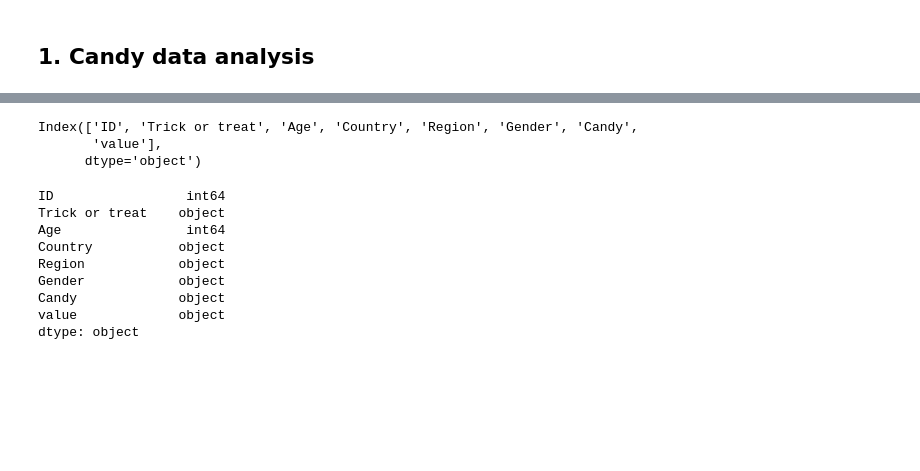
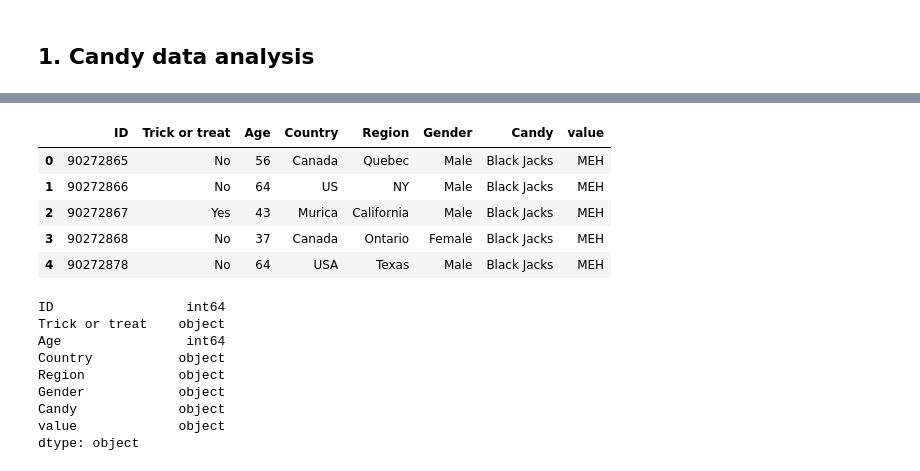
Before and after one commit to mhan1/DAV-5400, a Jupyter notebook: M_Han_Project3.ipynb, the cells around one changed output, grey strips where cells are left out. Saved outputs shown, nothing was run; the diff lists cells and outputs as text; code cells hidden in the pictures; blank space fills up the shorter version.

```diff
--- a/M_Han_Project3.ipynb
+++ b/M_Han_Project3.ipynb
@@ -34,11 +40,14 @@ tidy_df1 = df1.melt(id_vars = ['ID', 'Trick or treat', 'Age', 'Country', 'Region
 tidy_df1.rename(columns={'variable':'Candy'}, inplace = True)
 # %%
 #sanity check
-tidy_df1.columns
+tidy_df1.head()
 # %% [output]
-Index(['ID', 'Trick or treat', 'Age', 'Country', 'Region', 'Gender', 'Candy',
-       'value'],
-      dtype='object')
+|  | ID | Trick or treat | Age | Country | Region | Gender | Candy | value |
+| 0 | 90272865 | No | 56 | Canada | Quebec | Male | Black Jacks | MEH |
+| 1 | 90272866 | No | 64 | US | NY | Male | Black Jacks | MEH |
+| 2 | 90272867 | Yes | 43 | Murica | California | Male | Black Jacks | MEH |
+| 3 | 90272868 | No | 37 | Canada | Ontario | Female | Black Jacks | MEH |
+| 4 | 90272878 | No | 64 | USA | Texas | Male | Black Jacks | MEH |
 # %%
 #checking the data type.
 tidy_df1.dtypes
```
Also changed, not shown: parts of 15 cells of this notebook.
